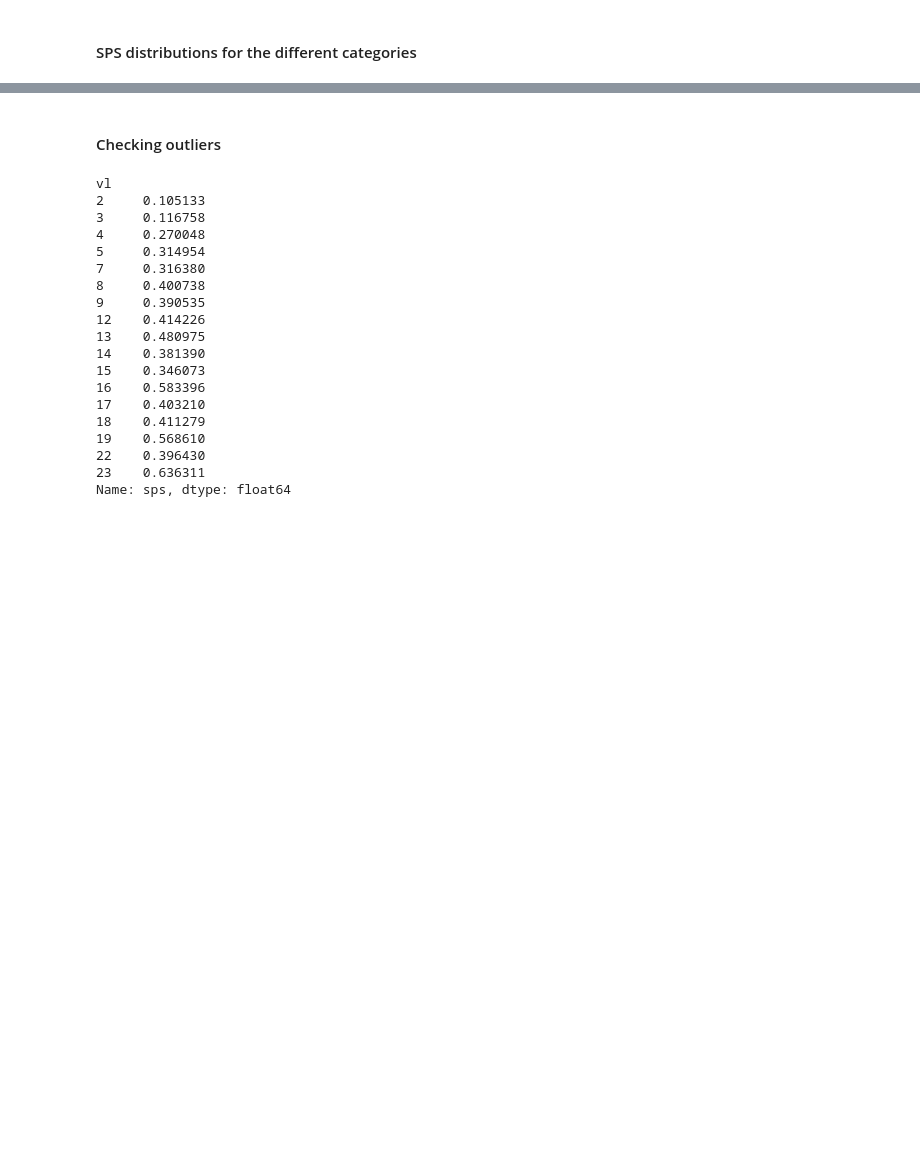
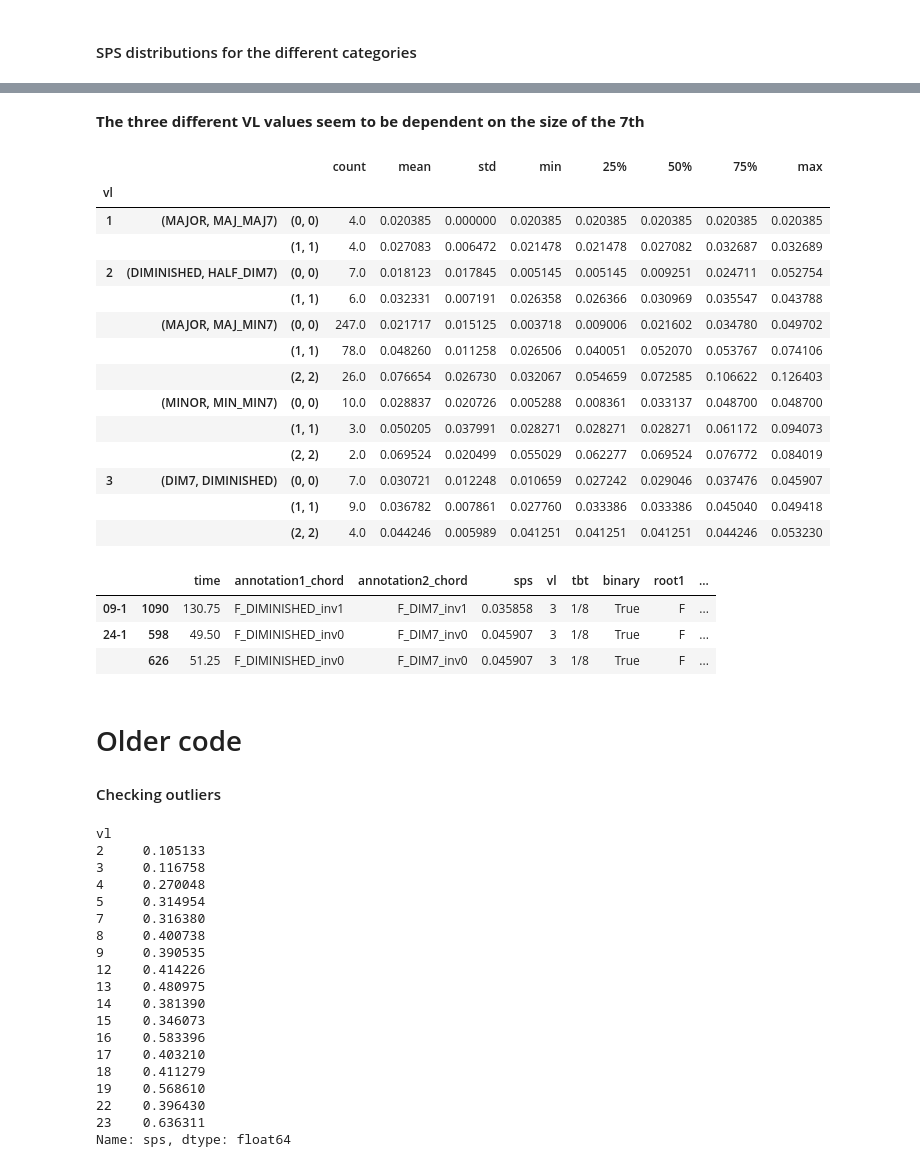
Before and after one commit to DCMLab/chord-eval, a Jupyter notebook: NoteBooks/categorizing_divergences.ipynb, the cells around one changed output, grey strips where cells are left out. Drawn from its saved outputs; the diff is of its cells as text; code cells hidden in the pictures; blank space fills up the shorter version.

```diff
--- a/NoteBooks/categorizing_divergences.ipynb
+++ b/NoteBooks/categorizing_divergences.ipynb
@@ -202,0 +225,3 @@ plt.show()
+# %%
+comparisons = ('tpc', 'pc', 'type', 'inv', 'triad')
+tri_tet_groups = {compare: tri_tet[[f"{compare}1", f"{compare}2"]].apply(lambda row: tuple(sorted(row)), axis=1) for compare in comparisons}
@@ -203,4 +241,32 @@ plt.show()
+# %% [markdown]
+**The three different VL values seem to be dependent on the size of the 7th**
+# %%
+tri_tet.groupby([tri_tet.vl, tri_tet_groups['type'], tri_tet_groups['inv']]).sps.describe()
+# %% [output]
+|  |  |  | count | mean | std | min | 25% | 50% | 75% | max |
+| vl |  |  |  |  |  |  |  |  |  |  |
+| 1 | (MAJOR, MAJ_MAJ7) | (0, 0) | 4.0 | 0.020385 | 0.000000 | 0.020385 | 0.020385 | 0.020385 | 0.020385 | 0.020385 |
+|  |  | (1, 1) | 4.0 | 0.027083 | 0.006472 | 0.021478 | 0.021478 | 0.027082 | 0.032687 | 0.032689 |
+| 2 | (DIMINISHED, HALF_DIM7) | (0, 0) | 7.0 | 0.018123 | 0.017845 | 0.005145 | 0.005145 | 0.009251 | 0.024711 | 0.052754 |
+|  |  | (1, 1) | 6.0 | 0.032331 | 0.007191 | 0.026358 | 0.026366 | 0.030969 | 0.035547 | 0.043788 |
+|  | (MAJOR, MAJ_MIN7) | (0, 0) | 247.0 | 0.021717 | 0.015125 | 0.003718 | 0.009006 | 0.021602 | 0.034780 | 0.049702 |
+|  |  | (1, 1) | 78.0 | 0.048260 | 0.011258 | 0.026506 | 0.040051 | 0.052070 | 0.053767 | 0.074106 |
+|  |  | (2, 2) | 26.0 | 0.076654 | 0.026730 | 0.032067 | 0.054659 | 0.072585 | 0.106622 | 0.126403 |
+|  | (MINOR, MIN_MIN7) | (0, 0) | 10.0 | 0.028837 | 0.020726 | 0.005288 | 0.008361 | 0.033137 | 0.048700 | 0.048700 |
+|  |  | (1, 1) | 3.0 | 0.050205 | 0.037991 | 0.028271 | 0.028271 | 0.028271 | 0.061172 | 0.094073 |
+|  |  | (2, 2) | 2.0 | 0.069524 | 0.020499 | 0.055029 | 0.062277 | 0.069524 | 0.076772 | 0.084019 |
+| 3 | (DIM7, DIMINISHED) | (0, 0) | 7.0 | 0.030721 | 0.012248 | 0.010659 | 0.027242 | 0.029046 | 0.037476 | 0.045907 |
+|  |  | (1, 1) | 9.0 | 0.036782 | 0.007861 | 0.027760 | 0.033386 | 0.033386 | 0.045040 | 0.049418 |
+|  |  | (2, 2) | 4.0 | 0.044246 | 0.005989 | 0.041251 | 0.041251 | 0.041251 | 0.044246 | 0.053230 |
+# %%
+tri_tet[(tri_tet.vl == 3) & (tri_tet_groups['tpc'] == (-1, -1))]
+# %% [output]
+|  |  | time | annotation1_chord | annotation2_chord | sps | vl | tbt | binary | root1 | ... |
+| 09-1 | 1090 | 130.75 | F_DIMINISHED_inv1 | F_DIM7_inv1 | 0.035858 | 3 | 1/8 | True | F | ... |
+| 24-1 | 598 | 49.50 | F_DIMINISHED_inv0 | F_DIM7_inv0 | 0.045907 | 3 | 1/8 | True | F | ... |
+|  | 626 | 51.25 | F_DIMINISHED_inv0 | F_DIM7_inv0 | 0.045907 | 3 | 1/8 | True | F | ... |
 # %% [markdown]
+# Older code
 #### Checking outliers
 # %%
 df[ctgs == 'triads_sharing_1'].groupby('vl').sps.min()
```
Also changed, not shown: parts of 9 cells of this notebook, 3 other files.
